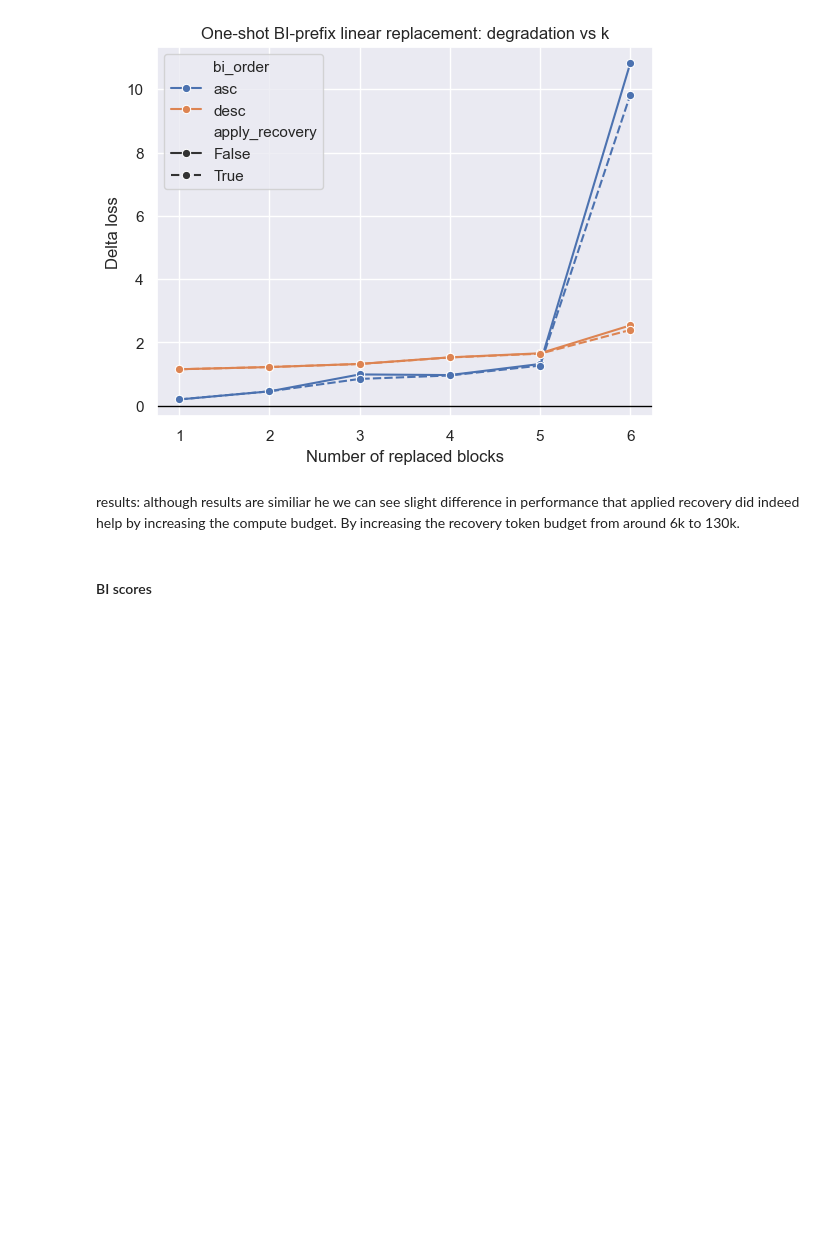
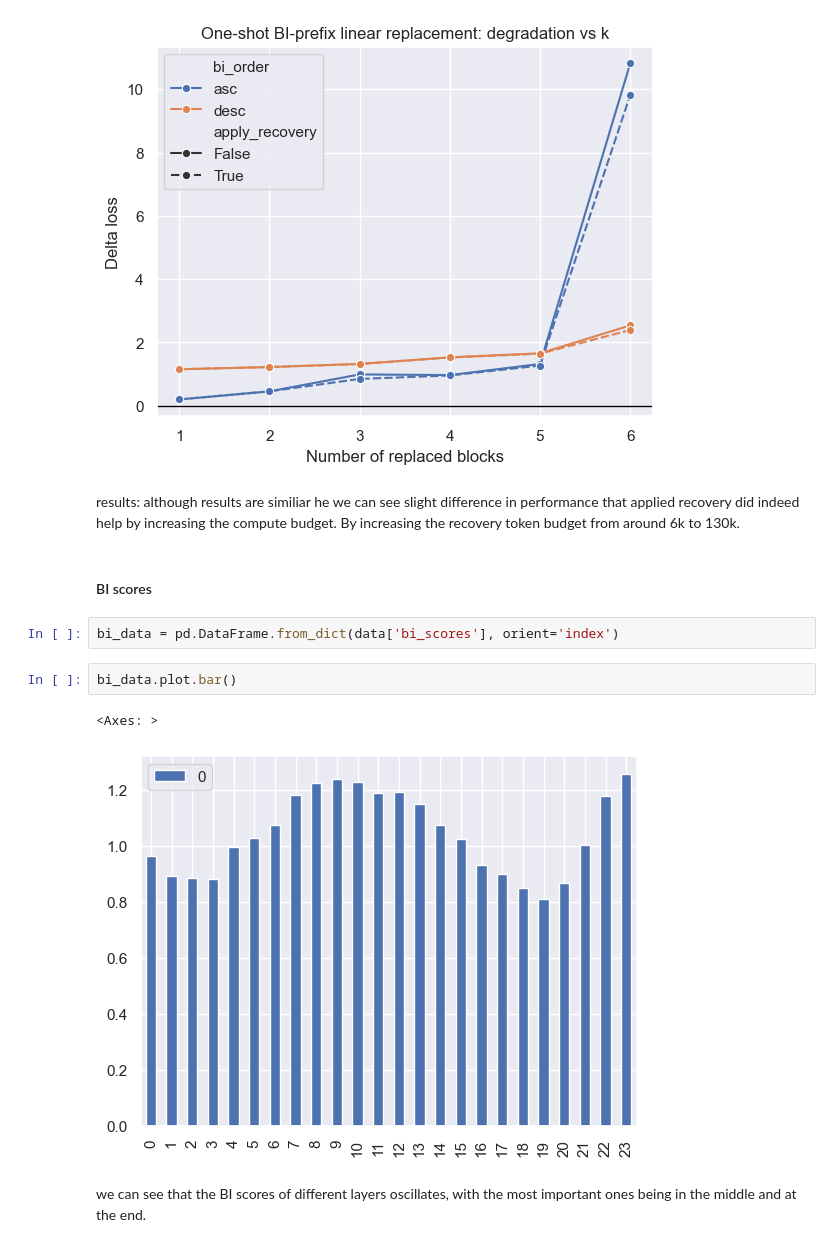
Before and after one commit to Sammuel21/diploma-thesis-block-replacement, a Jupyter notebook: notebooks/mvp/analysis.ipynb, the cells around one changed output. Saved outputs shown, nothing was run; the diff lists cells and outputs as text; blank space fills up the shorter version.

```diff
--- a/notebooks/mvp/analysis.ipynb
+++ b/notebooks/mvp/analysis.ipynb
@@ -474,3 +474,12 @@ plt.show()
 results: although results are similiar he we can see slight difference in performance that applied recovery did indeed help by increasing the compute budget. By increasing the recovery token budget from around 6k to 130k.
 # %% [markdown]
 #### BI scores
+# %%
+bi_data = pd.DataFrame.from_dict(data['bi_scores'], orient='index')
+# %%
+bi_data.plot.bar()
+# %% [output]
+<Axes: >
+[figure, added]
+# %% [markdown]
+we can see that the BI scores of different layers oscillates, with the most important ones being in the middle and at the end.
```
